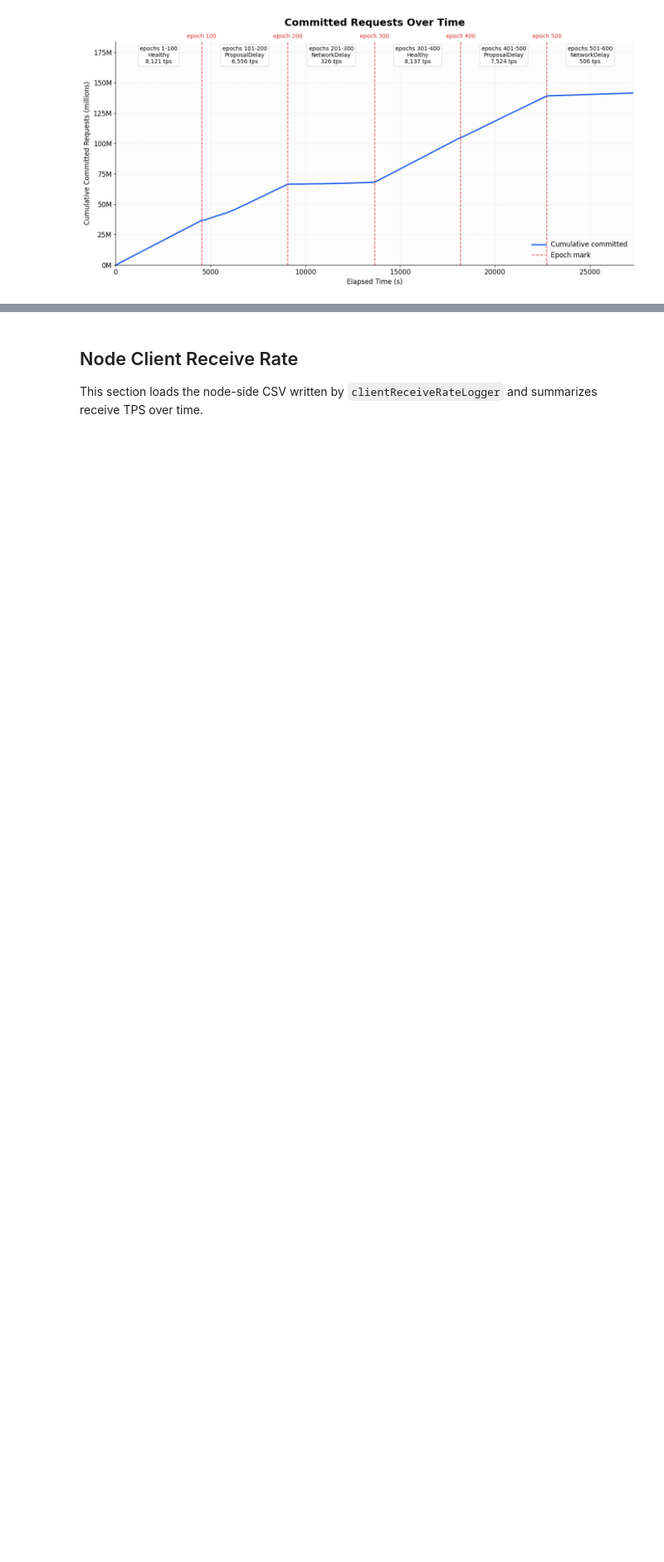
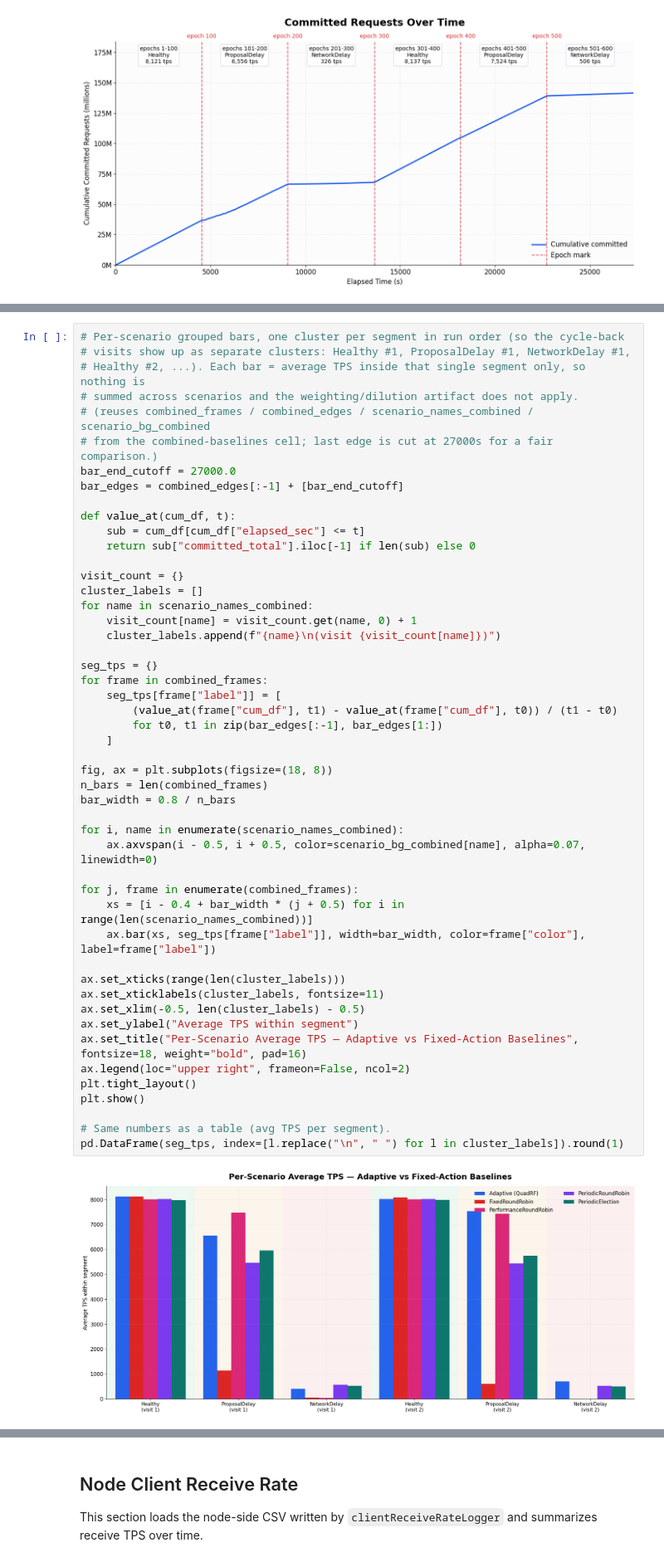
Before and after one commit to Michael112233/pbft, a Jupyter notebook: plot_tps_series.ipynb, the cells around one changed output, grey strips where cells are left out. Shown at 83% size. Drawn from its saved outputs; the diff is of its cells as text; blank space fills up the shorter version.

```diff
--- a/plot_tps_series.ipynb
+++ b/plot_tps_series.ipynb
@@ -785,0 +890,51 @@ plt.show()
+# %%
+# Per-scenario grouped bars, one cluster per segment in run order (so the cycle-back
+# visits show up as separate clusters: Healthy #1, ProposalDelay #1, NetworkDelay #1,
+# Healthy #2, ...). Each bar = average TPS inside that single segment only, so nothing is
+# summed across scenarios and the weighting/dilution artifact does not apply.
+# (reuses combined_frames / combined_edges / scenario_names_combined / scenario_bg_combined
+# from the combined-baselines cell; last edge is cut at 27000s for a fair comparison.)
+bar_end_cutoff = 27000.0
+bar_edges = combined_edges[:-1] + [bar_end_cutoff]
+
+def value_at(cum_df, t):
+    sub = cum_df[cum_df["elapsed_sec"] <= t]
+    return sub["committed_total"].iloc[-1] if len(sub) else 0
+
+visit_count = {}
+cluster_labels = []
+for name in scenario_names_combined:
+    visit_count[name] = visit_count.get(name, 0) + 1
+    cluster_labels.append(f"{name}\n(visit {visit_count[name]})")
+
+seg_tps = {}
+for frame in combined_frames:
+    seg_tps[frame["label"]] = [
+        (value_at(frame["cum_df"], t1) - value_at(frame["cum_df"], t0)) / (t1 - t0)
+        for t0, t1 in zip(bar_edges[:-1], bar_edges[1:])
+    ]
+
+fig, ax = plt.subplots(figsize=(18, 8))
+n_bars = len(combined_frames)
+bar_width = 0.8 / n_bars
+
+for i, name in enumerate(scenario_names_combined):
+    ax.axvspan(i - 0.5, i + 0.5, color=scenario_bg_combined[name], alpha=0.07, linewidth=0)
+
+for j, frame in enumerate(combined_frames):
+    xs = [i - 0.4 + bar_width * (j + 0.5) for i in range(len(scenario_names_combined))]
+    ax.bar(xs, seg_tps[frame["label"]], width=bar_width, color=frame["color"], label=frame["label"])
+
+ax.set_xticks(range(len(cluster_labels)))
+ax.set_xticklabels(cluster_labels, fontsize=11)
+ax.set_xlim(-0.5, len(cluster_labels) - 0.5)
+ax.set_ylabel("Average TPS within segment")
+ax.set_title("Per-Scenario Average TPS — Adaptive vs Fixed-Action Baselines", fontsize=18, weight="bold", pad=16)
+ax.legend(loc="upper right", frameon=False, ncol=2)
+plt.tight_layout()
+plt.show()
+
+# Same numbers as a table (avg TPS per segment).
+pd.DataFrame(seg_tps, index=[l.replace("\n", " ") for l in cluster_labels]).round(1)
+# %% [output]
+[figure, added]
```
Also changed, not shown: parts of 10 cells of this notebook, 9 other files.
